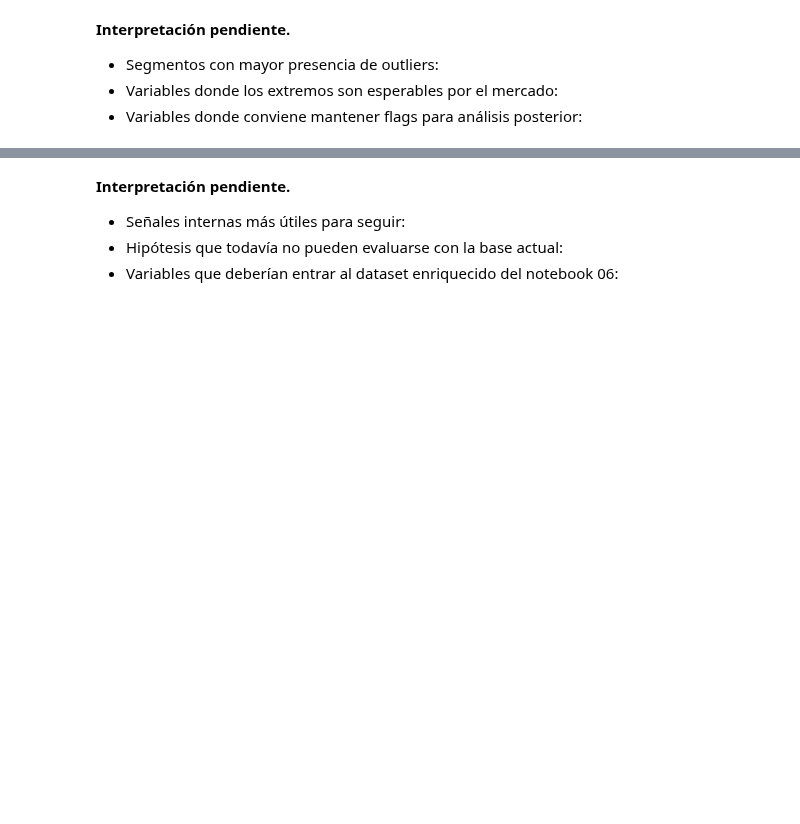
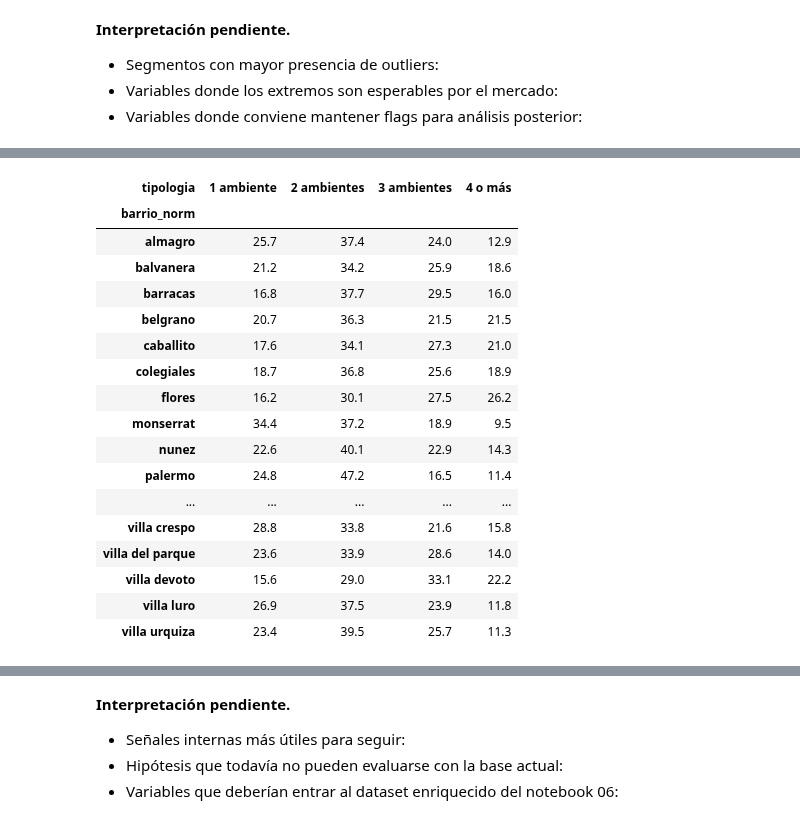
Before and after one commit to arirakowitba/TP_analitica_descriptiva_grupo1_2q2026, a Jupyter notebook: notebooks/05_feature_engineering_y_eda_inicial.ipynb, the cells around one changed output, grey strips where cells are left out. Saved outputs shown, nothing was run; the diff lists cells and outputs as text; code cells hidden in the pictures; blank space fills up the shorter version.

```diff
--- a/notebooks/05_feature_engineering_y_eda_inicial.ipynb
+++ b/notebooks/05_feature_engineering_y_eda_inicial.ipynb
@@ -698,0 +833,27 @@ else:
+# %%
+composicion_tipologia = pd.crosstab(
+    tipologia_df['barrio_norm'],
+    tipologia_df['tipologia'],
+    normalize='index'
+) * 100
+
+display(composicion_tipologia.round(1))
+# %% [output]
+| tipologia | 1 ambiente | 2 ambientes | 3 ambientes | 4 o más |
+| barrio_norm |  |  |  |  |
+| almagro | 25.7 | 37.4 | 24.0 | 12.9 |
+| balvanera | 21.2 | 34.2 | 25.9 | 18.6 |
+| barracas | 16.8 | 37.7 | 29.5 | 16.0 |
+| belgrano | 20.7 | 36.3 | 21.5 | 21.5 |
+| caballito | 17.6 | 34.1 | 27.3 | 21.0 |
+| colegiales | 18.7 | 36.8 | 25.6 | 18.9 |
+| flores | 16.2 | 30.1 | 27.5 | 26.2 |
+| monserrat | 34.4 | 37.2 | 18.9 | 9.5 |
+| nunez | 22.6 | 40.1 | 22.9 | 14.3 |
+| palermo | 24.8 | 47.2 | 16.5 | 11.4 |
+| ... | ... | ... | ... | ... |
+| villa crespo | 28.8 | 33.8 | 21.6 | 15.8 |
+| villa del parque | 23.6 | 33.9 | 28.6 | 14.0 |
+| villa devoto | 15.6 | 29.0 | 33.1 | 22.2 |
+| villa luro | 26.9 | 37.5 | 23.9 | 11.8 |
+| villa urquiza | 23.4 | 39.5 | 25.7 | 11.3 |
```
Also changed, not shown: parts of 20 cells of this notebook.
